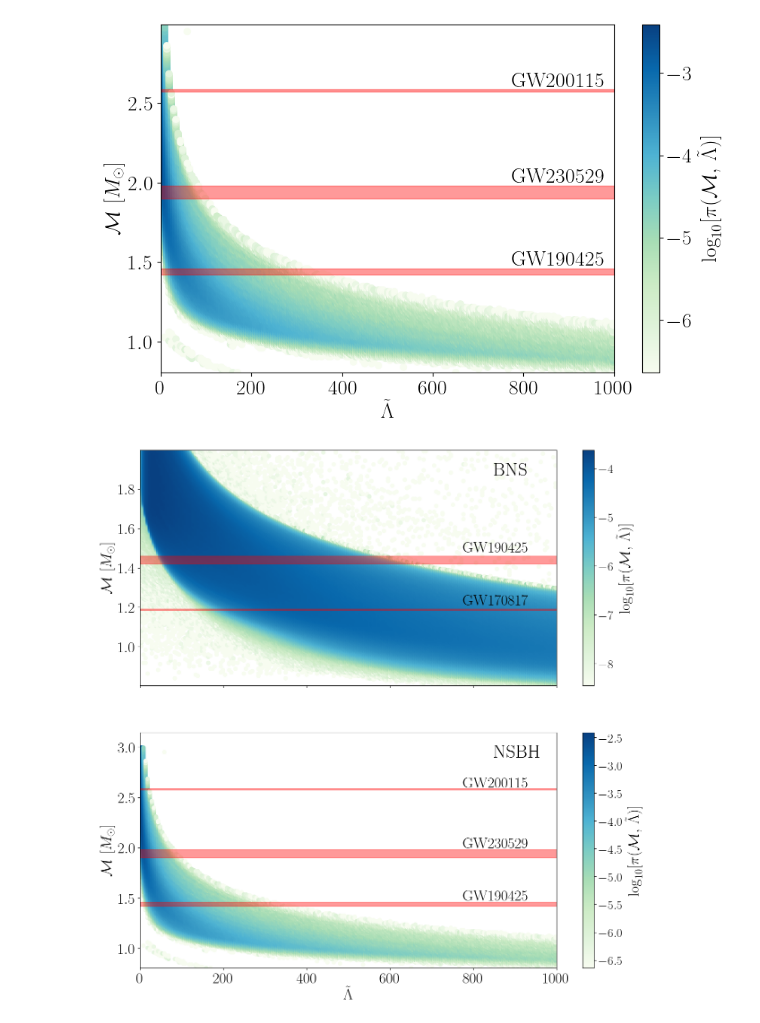
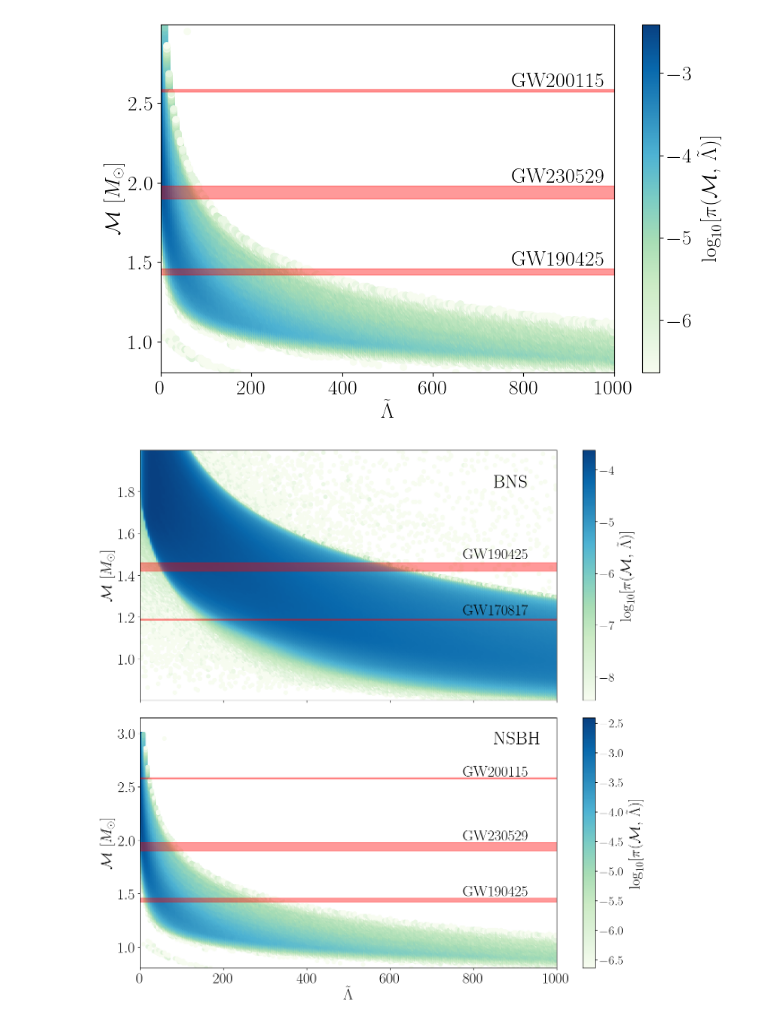
Before and after one commit to EckerChristian/MCLambdaBHNS, a Jupyter notebook: plotting_code/Fig_1_Plot_BNS_NSBH_priors.ipynb, the cells around one changed output. Drawn from its saved outputs; the diff is of its cells as text; code cells hidden in the pictures.

```diff
--- a/plotting_code/Fig_1_Plot_BNS_NSBH_priors.ipynb
+++ b/plotting_code/Fig_1_Plot_BNS_NSBH_priors.ipynb
@@ -118,6 +118,8 @@ plt.rcParams.update({'font.size': 22})  # Adjust the size as needed
 the_fontsize = 24
 # Create a figure with subplots
 fig, ax = plt.subplots(2, 1, sharex=True, figsize=(15, 15))
+
+plt.subplots_adjust(wspace=0, hspace=0.07)
 
 ax[0].set_rasterized(True)
 
@@ -132,7 +134,7 @@ ax[0].set_xlim(0, 1000)
 ax[0].set_ylim(min(mass), max(mass))
 ax[0].set_ylabel(r'$\mathcal{M}\,\left[M_\odot\right]$',fontsize=the_fontsize)
 
-plt.text(850, 5.7, r'${\rm BNS}$', fontsize=30)
+plt.text(850, 5.3, r'${\rm BNS}$', fontsize=30)
 
 # Add a color bar to the first subplot
 #fig.colorbar(im1, ax=ax[0], label=r'$\rm \log_{10}[\pi(\mathcal{M},\,\tilde{\Lambda})]$')
@@ -146,31 +148,31 @@ ax[1].set_rasterized(True)
 im2 = ax[1].scatter(tides2, mass2, c=np.log10(prob2), cmap='GnBu', alpha=1.0)
 ax[1].axhspan(1.42, 1.46, color='red', alpha=0.4)
 ax[1].annotate(r'GW190425', (775, 1.48), fontsize=the_fontsize)
 ax[1].axhspan(6.09 - 0.06, 6.09 + 0.06, color='red', alpha=0.4)
 ax[1].annotate(r'GW190814', (775, 6.09), fontsize=the_fontsize)
 ax[1].axhspan(1.94 - 0.04, 1.94 + 0.04, color='red', alpha=0.4)
 ax[1].annotate(r'GW230529', (775, 2.0), fontsize=the_fontsize)
 ax[1].axhspan(2.58 - 0.007, 2.58 + 0.006, color='red', alpha=0.4)
 ax[1].annotate(r'GW200115', (775, 2.6), fontsize=the_fontsize)
 ax[1].set_xlim(0, 1000)
 ax[1].set_ylim(min(mass2), max(mass2)+0.15)
 ax[1].set_ylabel(r'$\mathcal{M}\,\left[M_\odot\right]$',fontsize=the_fontsize)
 ax[1].set_xlabel(r'$\tilde{\Lambda}$',fontsize=the_fontsize)
 
 plt.text(850, 2.9, r'${\rm NSBH}$', fontsize=30)
 
 # Adjust tick label font sizes
 for axis in ax:
     axis.tick_params(axis='both', which='both', labelsize=the_fontsize)
 
 # Add a color bar to the second subplot
 #fig.colorbar(im2, ax=ax[1], label=r'$\rm \log_{10}[\pi(\mathcal{M},\,\tilde{\Lambda})]$')
 cb = fig.colorbar(im2, ax=ax[1])
 cb.set_label(label=r'$\rm \log_{10}[\pi(\mathcal{M},\,\tilde{\Lambda})]$', fontsize=24)
 
 # Adjust layout and save the figure
 #plt.tight_layout()
 plt.savefig('Fig_1_Physics_priors.pdf', dpi=200,bbox_inches='tight')
 plt.show()
 # %% [output]
-[figure, old version]
+[figure, new version]
```
Also changed, not shown: 2 other files.
